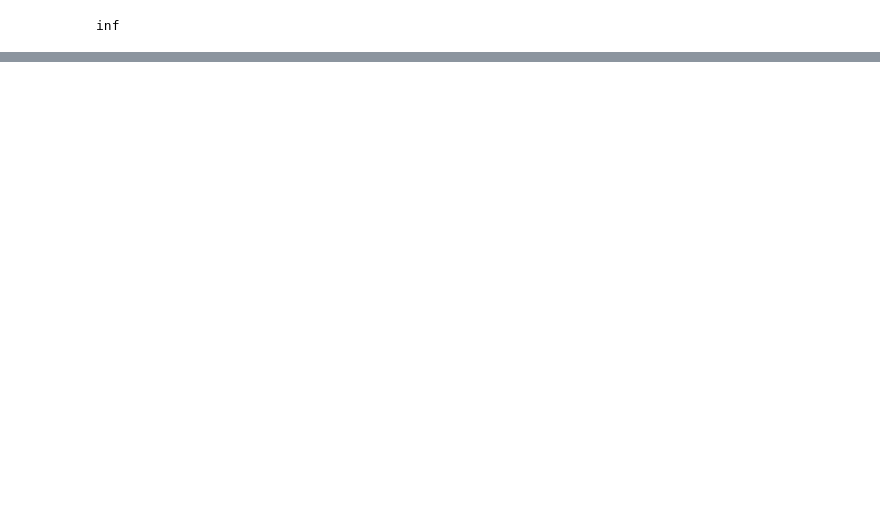
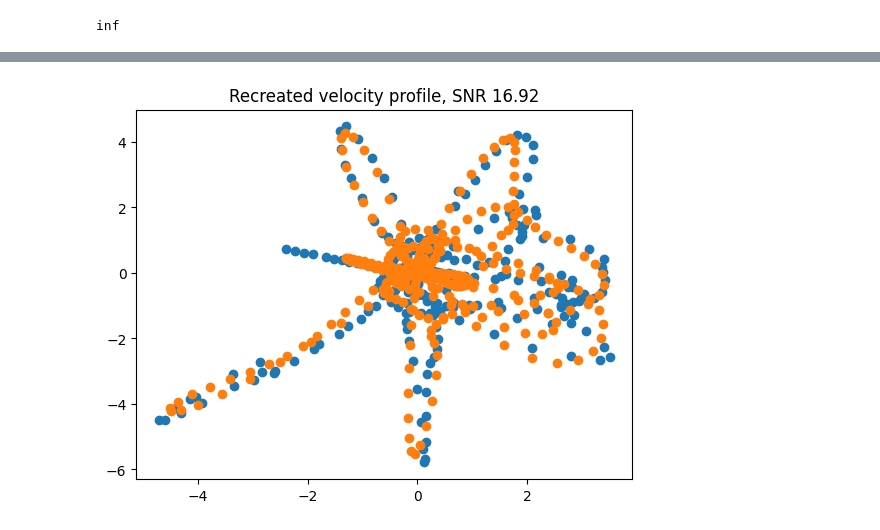
Before and after one commit to andrew-healey/sigma-lognormal, a Jupyter notebook: debug.ipynb, the cells around one changed output, grey strips where cells are left out. Drawn from its saved outputs; the diff is of its cells as text; code cells hidden in the pictures; blank space fills up the shorter version.

```diff
--- a/debug.ipynb
+++ b/debug.ipynb
@@ -113,0 +107,5 @@ Num. strokes: 18
+# %%
+plt.title("Recreated velocity profile, SNR "+str(round(snr_plot[-1],2)))
+plot_velocities([signal,out_signal])
+# %% [output]
+[figure, added]
```
Also changed, not shown: parts of 17 cells of this notebook, 8 other files.
